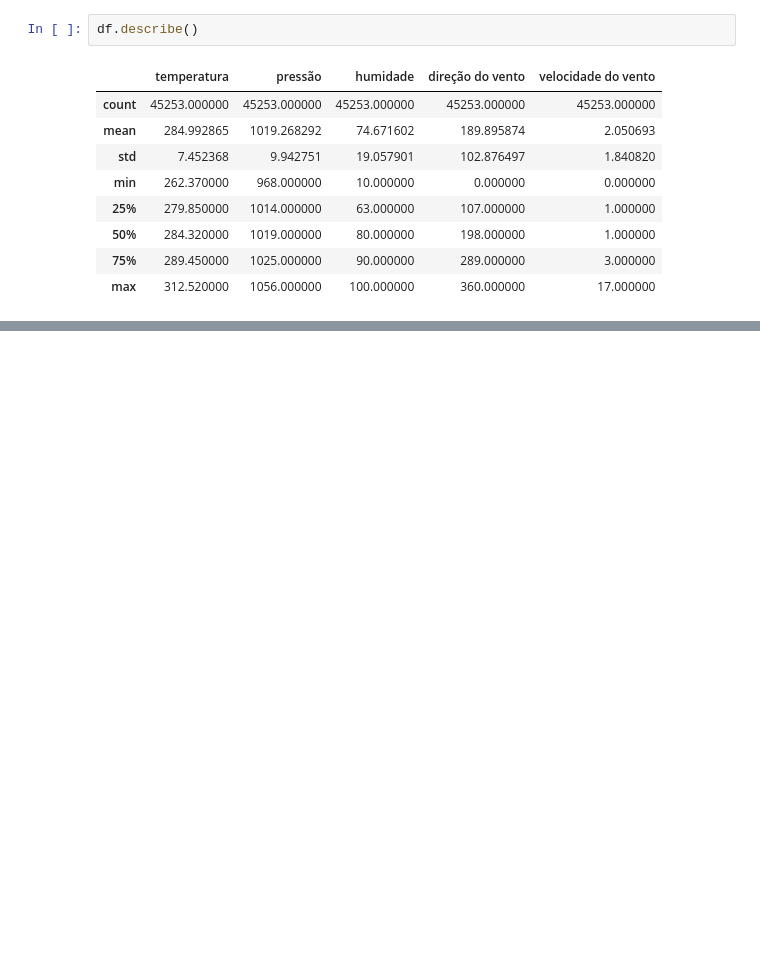
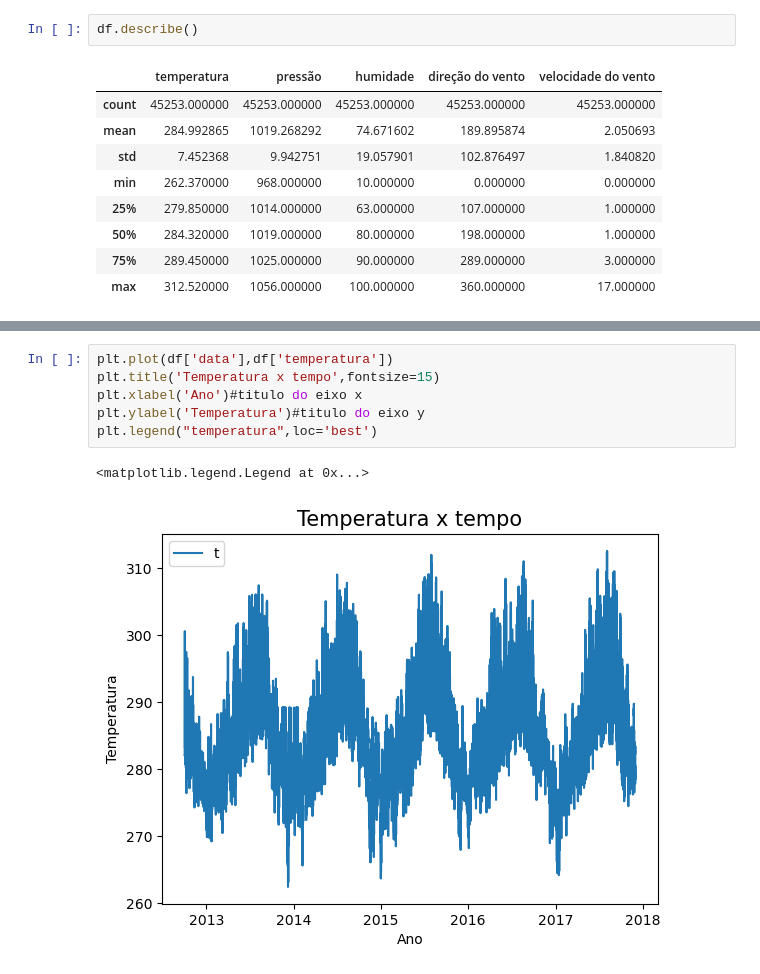
Before and after one commit to RSVictor/Codigos_IABD2024, a Jupyter notebook: Aula 03/codigo_analise_matplotlib.ipynb, the cells around one changed output, grey strips where cells are left out. Saved outputs shown, nothing was run; the diff lists cells and outputs as text; blank space fills up the shorter version.

```diff
--- a/Aula 03/codigo_analise_matplotlib.ipynb
+++ b/Aula 03/codigo_analise_matplotlib.ipynb
@@ -53,0 +80,9 @@ df.describe()
+# %%
+plt.plot(df['data'],df['temperatura'])
+plt.title('Temperatura x tempo',fontsize=15)
+plt.xlabel('Ano')#titulo do eixo x
+plt.ylabel('Temperatura')#titulo do eixo y
+plt.legend("temperatura",loc='best')
+# %% [output]
+<matplotlib.legend.Legend at 0x...>
+[figure, added]
```
Also changed, not shown: parts of 3 cells of this notebook.
